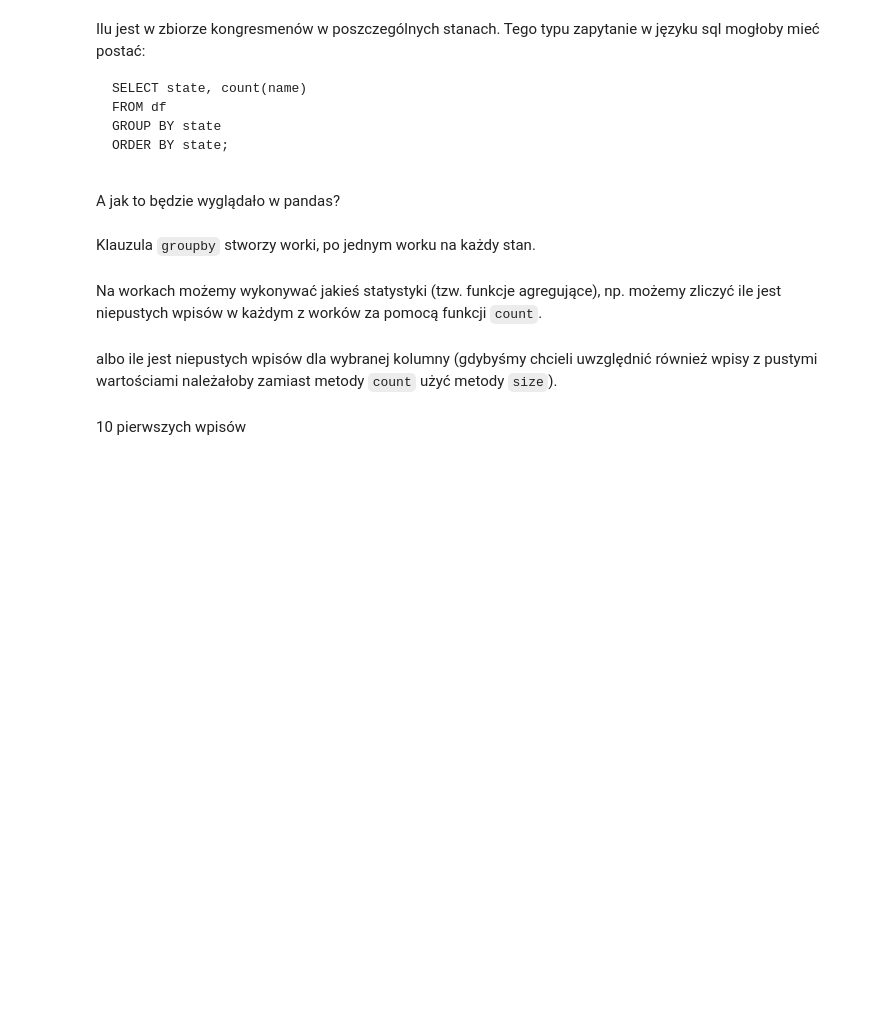
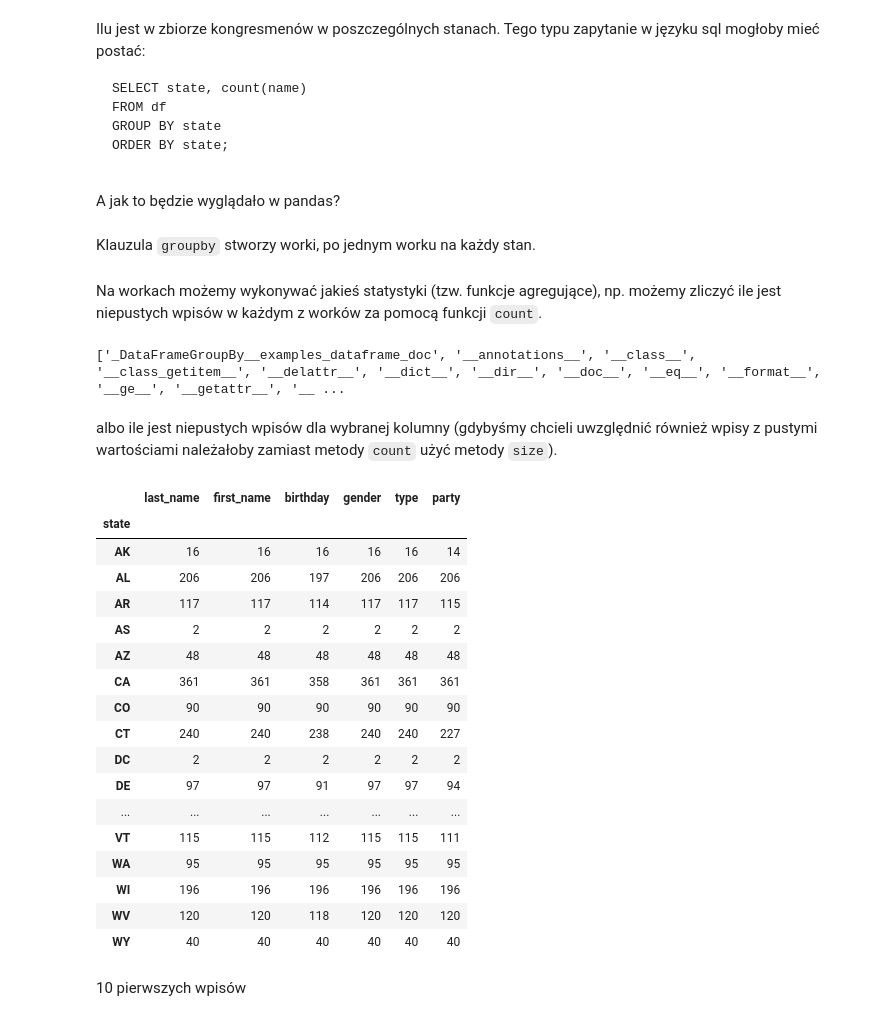
Before and after one commit to krzpiszcz/pandas_14_09_2024, a Jupyter notebook: 05 groupowanie.ipynb, the cells around one changed output. Cells and saved outputs as stored; diff of their text form; code cells hidden in the pictures; blank space fills up the shorter version.

```diff
--- a/05 groupowanie.ipynb
+++ b/05 groupowanie.ipynb
@@ -9,4 +9,19 @@ Wczytajmy dane
 # %%
 # pandas_legislators.py
 import pandas as pd
-...
+
+cols = ["first_name", "last_name", 'type', 'state', 'party', 'gender', 'birthday']
+
+df = pd.read_csv(
+    'data/legislators-historical.csv',
+    usecols=cols,
+    parse_dates=['birthday'],
+    dtype={
+        "state": "category",
+        "type": "category",
+        "party": "category",
+        "gender": "category",
+        "first_name": "category"
+    }
+)
+df
@@ -27,15 +59,36 @@ A jak to będzie wyglądało w pandas?
 # %% [markdown]
 Klauzula `groupby` stworzy worki, po jednym worku na każdy stan.
 # %%
-...
+df_groupby = df.groupby("state", observed=False)
 # %% [markdown]
 Na workach możemy wykonywać jakieś statystyki (tzw. funkcje agregujące), np. możemy zliczyć ile jest niepustych wpisów w każdym z worków za pomocą funkcji `count`.
 # %%
-...
+print(dir(df_groupby))
+# %% [output]
+['_DataFrameGroupBy__examples_dataframe_doc', '__annotations__', '__class__', '__class_getitem__', '__delattr__', '__dict__', '__dir__', '__doc__', '__eq__', '__format__', '__ge__', '__getattr__', '__ ...
 # %% [markdown]
 albo ile jest niepustych wpisów dla wybranej kolumny (gdybyśmy chcieli uwzględnić również wpisy z pustymi wartościami należałoby zamiast metody `count` użyć metody `size`).
 # %%
-...
+df_groupby.count()
+# %% [output]
+|  | last_name | first_name | birthday | gender | type | party |
+| state |  |  |  |  |  |  |
+| AK | 16 | 16 | 16 | 16 | 16 | 14 |
+| AL | 206 | 206 | 197 | 206 | 206 | 206 |
+| AR | 117 | 117 | 114 | 117 | 117 | 115 |
+| AS | 2 | 2 | 2 | 2 | 2 | 2 |
+| AZ | 48 | 48 | 48 | 48 | 48 | 48 |
+| CA | 361 | 361 | 358 | 361 | 361 | 361 |
+| CO | 90 | 90 | 90 | 90 | 90 | 90 |
+| CT | 240 | 240 | 238 | 240 | 240 | 227 |
+| DC | 2 | 2 | 2 | 2 | 2 | 2 |
+| DE | 97 | 97 | 91 | 97 | 97 | 94 |
+| ... | ... | ... | ... | ... | ... | ... |
+| VT | 115 | 115 | 112 | 115 | 115 | 111 |
+| WA | 95 | 95 | 95 | 95 | 95 | 95 |
+| WI | 196 | 196 | 196 | 196 | 196 | 196 |
+| WV | 120 | 120 | 118 | 120 | 120 | 120 |
+| WY | 40 | 40 | 40 | 40 | 40 | 40 |
 # %% [markdown]
 10 pierwszych wpisów
 # %%
```
Also changed, not shown: parts of 13 cells of this notebook, 2 other files.
